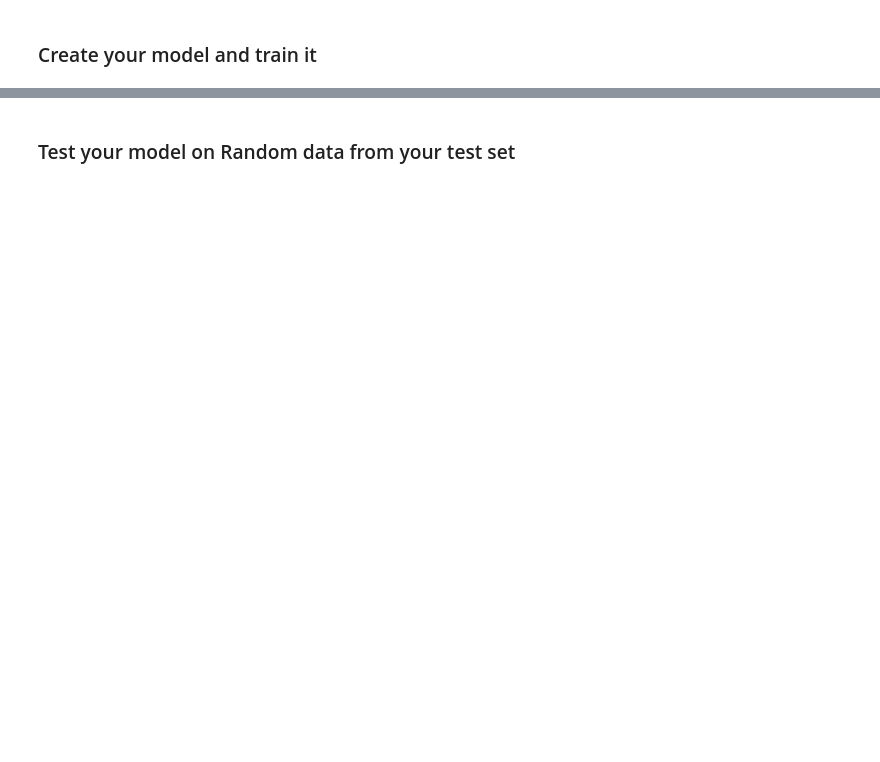
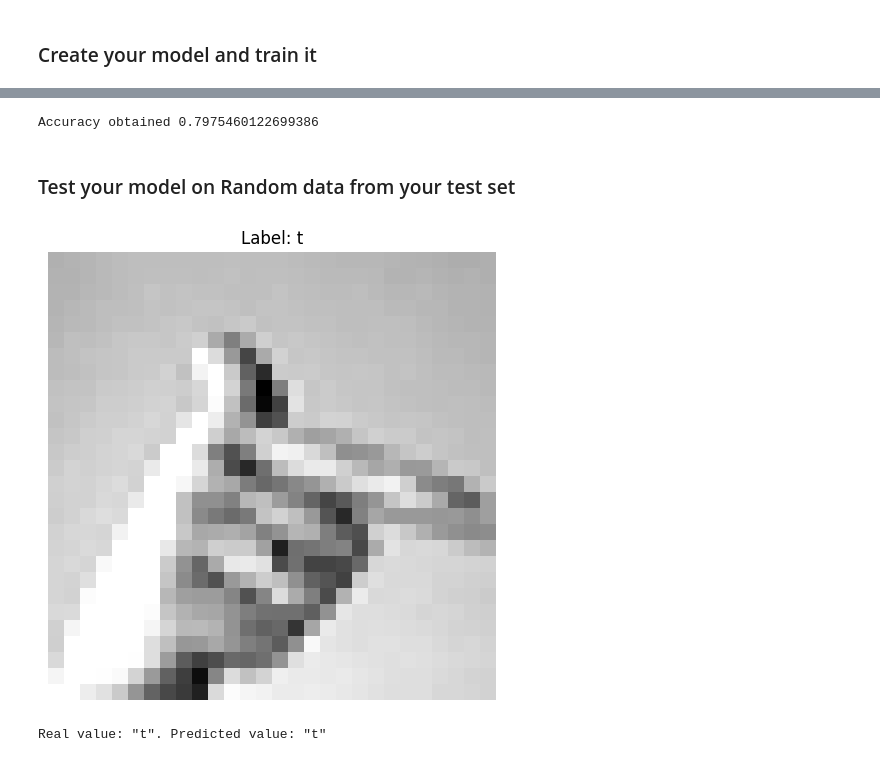
Before and after one commit to juanrtato/tec-advanced-ml, a Jupyter notebook: notebooks/A1b_DL_TC5033 (1).ipynb, the cells around one changed output, grey strips where cells are left out. Saved outputs shown, nothing was run; the diff lists cells and outputs as text; code cells hidden in the pictures; blank space fills up the shorter version.

Commit message:
:art: notebook was completed with other funtions, accuracy was of 0.78

```diff
--- a/notebooks/A1b_DL_TC5033 (1).ipynb
+++ b/notebooks/A1b_DL_TC5033 (1).ipynb
@@ -273,2 +319,4 @@ def create_minibatches(mb_size: int, x: np.ndarray, y: np.ndarray, shuffle: bool
+# %%
+class np_tensor(np.ndarray): pass # subclassing np.ndarray to create a tensor class
 # %% [markdown]
 ###  Clase Linear
@@ -283,2 +528,21 @@ def create_minibatches(mb_size: int, x: np.ndarray, y: np.ndarray, shuffle: bool
+# %%
+def train(model, epochs: int, mb_size: int = 128, learning_rate: float = 1e-3):
+    """
+    Function to train the neural network. Print the cost and accuracy of the model.
+
+    Args:
+        model (Sequential_layers): Neural network model.9
+        epochs (int): Number of epochs to train the model.
+        mb_size (int, optional): Defaults to 128. Size of the minibatches.
+        learning_rate (float, optional): Defaults to 1e-3. Size of the step to update the parameters.
+    """
+
+    for epoch in range(epochs):
+        for i, (x, y) in enumerate(create_minibatches(mb_size, x_train, y_train)): # loop over minibatches
+            scores = model(x.T.view(np_tensor))
+            _, cost = softmaxXEntropy(scores, y) # cost calculation
+            model.backward()
+            model.update(learning_rate)
+        print(f'Epoch: {epoch}, costo: {cost}, accuracy: {accuracy(model, x_val, y_val, mb_size)}')
 # %% [markdown]
 ### Create your model and train it
@@ -284,0 +563,7 @@ def create_minibatches(mb_size: int, x: np.ndarray, y: np.ndarray, shuffle: bool
+# %%
+model = Sequential_layers([Linear(784, 270), ReLU(), Linear(270, 180), ReLU(), Linear(180, 90), ReLU(), Linear(90, 24)]) # defining the model architecture
+mb_size = 512 # minibatch size
+learning_rate = 1e-3 # learning rate
+epochs = 30 # number of epochs
+# %%
+train(model, epochs, mb_size, learning_rate) # training the model
@@ -285,7 +588,14 @@ def create_minibatches(mb_size: int, x: np.ndarray, y: np.ndarray, shuffle: bool
+# %%
+print('Accuracy obtained', accuracy(model, x_test, y_test, mb_size))
+# %% [output]
+Accuracy obtained 0.7975460122699386
 # %% [markdown]
 ### Test your model on Random data from your test set
 # %%
-idx = np.random.randint(len(y_test))
-plot_number(x_test[idx].reshape(28,28))
+idx = np.random.randint(0, len(x_test))
+plot_image(x_test[idx], y_test[idx])
 pred = model.predict(x_test[idx].reshape(-1, 1))
-print(f'el valor predicho es: {alphabet[pred]} el valor real es:{alphabet[y_test[idx]]}')
+print(f'Real value: "{alphabet[y_test[idx]]}". Predicted value: "{alphabet[pred]}"')
+# %% [output]
+[figure, added]
+Real value: "t". Predicted value: "t"
```
Also changed, not shown: parts of 22 cells of this notebook.
